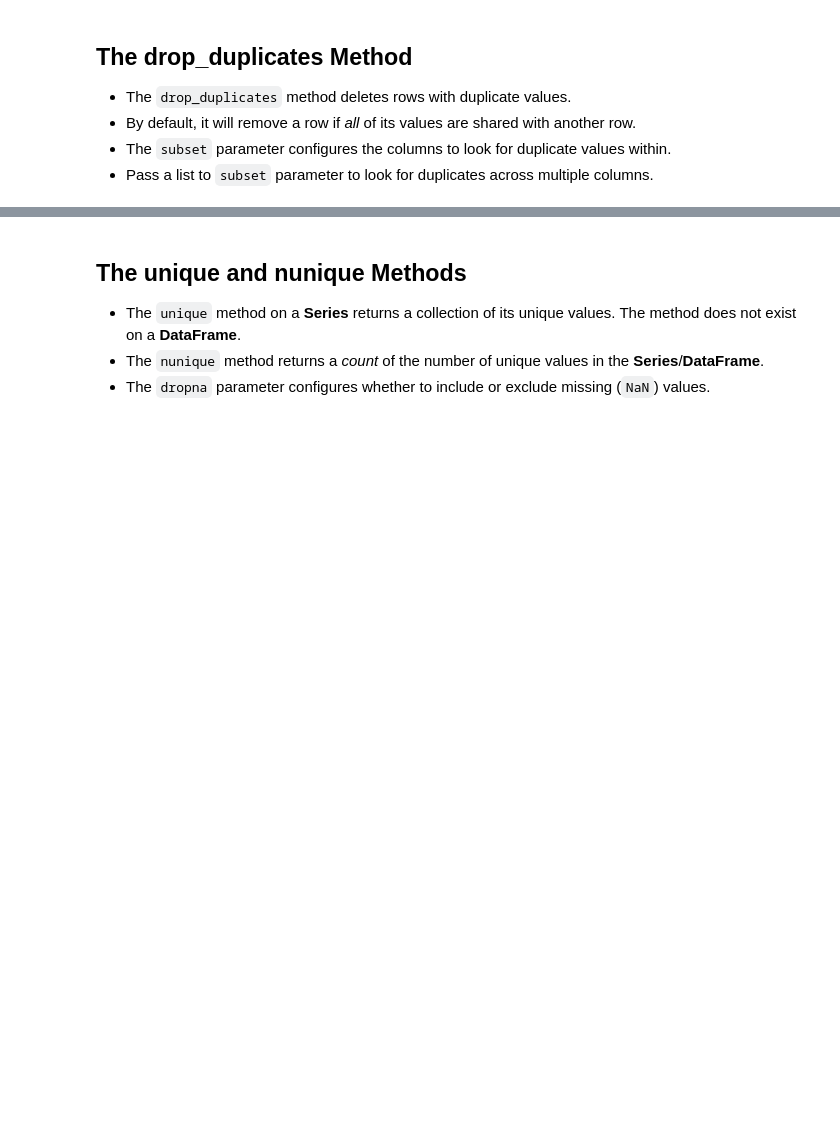
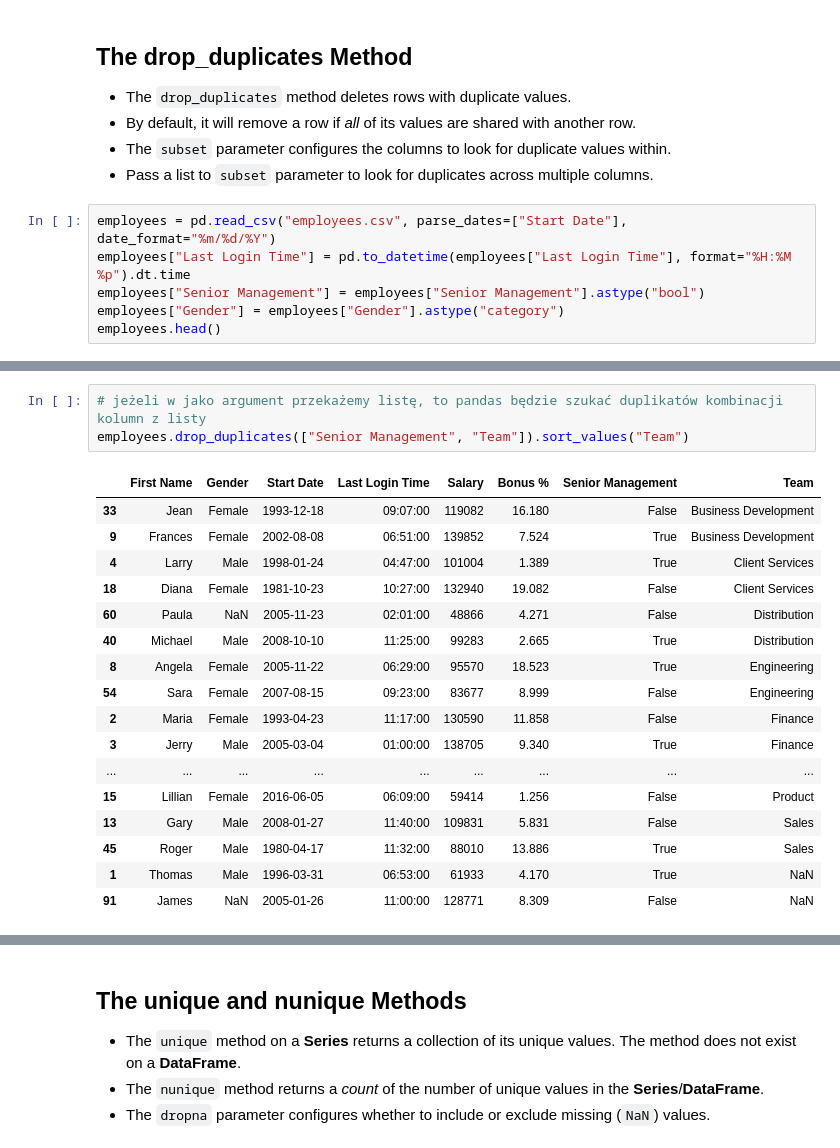
Before and after one commit to kon-mat/DataAnalysis, a Jupyter notebook: Python/Udemy/DataAnalysisWithPandasAndPython/Complete/05 - DataFrames II - Filtering Data.ipynb, the cells around one changed output, grey strips where cells are left out. Drawn from its saved outputs; the diff is of its cells as text; blank space fills up the shorter version.

```diff
--- a/Python/Udemy/DataAnalysisWithPandasAndPython/Complete/05 - DataFrames II - Filtering Data.ipynb
+++ b/Python/Udemy/DataAnalysisWithPandasAndPython/Complete/05 - DataFrames II - Filtering Data.ipynb
@@ -940,3 +940,9 @@ employees[~employees["First Name"].duplicated(keep=False)]
 - By default, it will remove a row if *all* of its values are shared with another row.
 - The `subset` parameter configures the columns to look for duplicate values within.
 - Pass a list to `subset` parameter to look for duplicates across multiple columns.
+# %%
+employees = pd.read_csv("employees.csv", parse_dates=["Start Date"], date_format="%m/%d/%Y")
+employees["Last Login Time"] = pd.to_datetime(employees["Last Login Time"], format="%H:%M %p").dt.time
+employees["Senior Management"] = employees["Senior Management"].astype("bool")
+employees["Gender"] = employees["Gender"].astype("category")
+employees.head()
@@ -942,0 +1041,21 @@ employees[~employees["First Name"].duplicated(keep=False)]
+# %%
+# jeżeli w jako argument przekażemy listę, to pandas będzie szukać duplikatów kombinacji kolumn z listy
+employees.drop_duplicates(["Senior Management", "Team"]).sort_values("Team")
+# %% [output]
+|  | First Name | Gender | Start Date | Last Login Time | Salary | Bonus % | Senior Management | Team |
+| 33 | Jean | Female | 1993-12-18 | 09:07:00 | 119082 | 16.180 | False | Business Development |
+| 9 | Frances | Female | 2002-08-08 | 06:51:00 | 139852 | 7.524 | True | Business Development |
+| 4 | Larry | Male | 1998-01-24 | 04:47:00 | 101004 | 1.389 | True | Client Services |
+| 18 | Diana | Female | 1981-10-23 | 10:27:00 | 132940 | 19.082 | False | Client Services |
+| 60 | Paula | NaN | 2005-11-23 | 02:01:00 | 48866 | 4.271 | False | Distribution |
+| 40 | Michael | Male | 2008-10-10 | 11:25:00 | 99283 | 2.665 | True | Distribution |
+| 8 | Angela | Female | 2005-11-22 | 06:29:00 | 95570 | 18.523 | True | Engineering |
+| 54 | Sara | Female | 2007-08-15 | 09:23:00 | 83677 | 8.999 | False | Engineering |
+| 2 | Maria | Female | 1993-04-23 | 11:17:00 | 130590 | 11.858 | False | Finance |
+| 3 | Jerry | Male | 2005-03-04 | 01:00:00 | 138705 | 9.340 | True | Finance |
+| ... | ... | ... | ... | ... | ... | ... | ... | ... |
+| 15 | Lillian | Female | 2016-06-05 | 06:09:00 | 59414 | 1.256 | False | Product |
+| 13 | Gary | Male | 2008-01-27 | 11:40:00 | 109831 | 5.831 | False | Sales |
+| 45 | Roger | Male | 1980-04-17 | 11:32:00 | 88010 | 13.886 | True | Sales |
+| 1 | Thomas | Male | 1996-03-31 | 06:53:00 | 61933 | 4.170 | True | NaN |
+| 91 | James | NaN | 2005-01-26 | 11:00:00 | 128771 | 8.309 | False | NaN |
```
Also changed, not shown: parts of 15 cells of this notebook.
